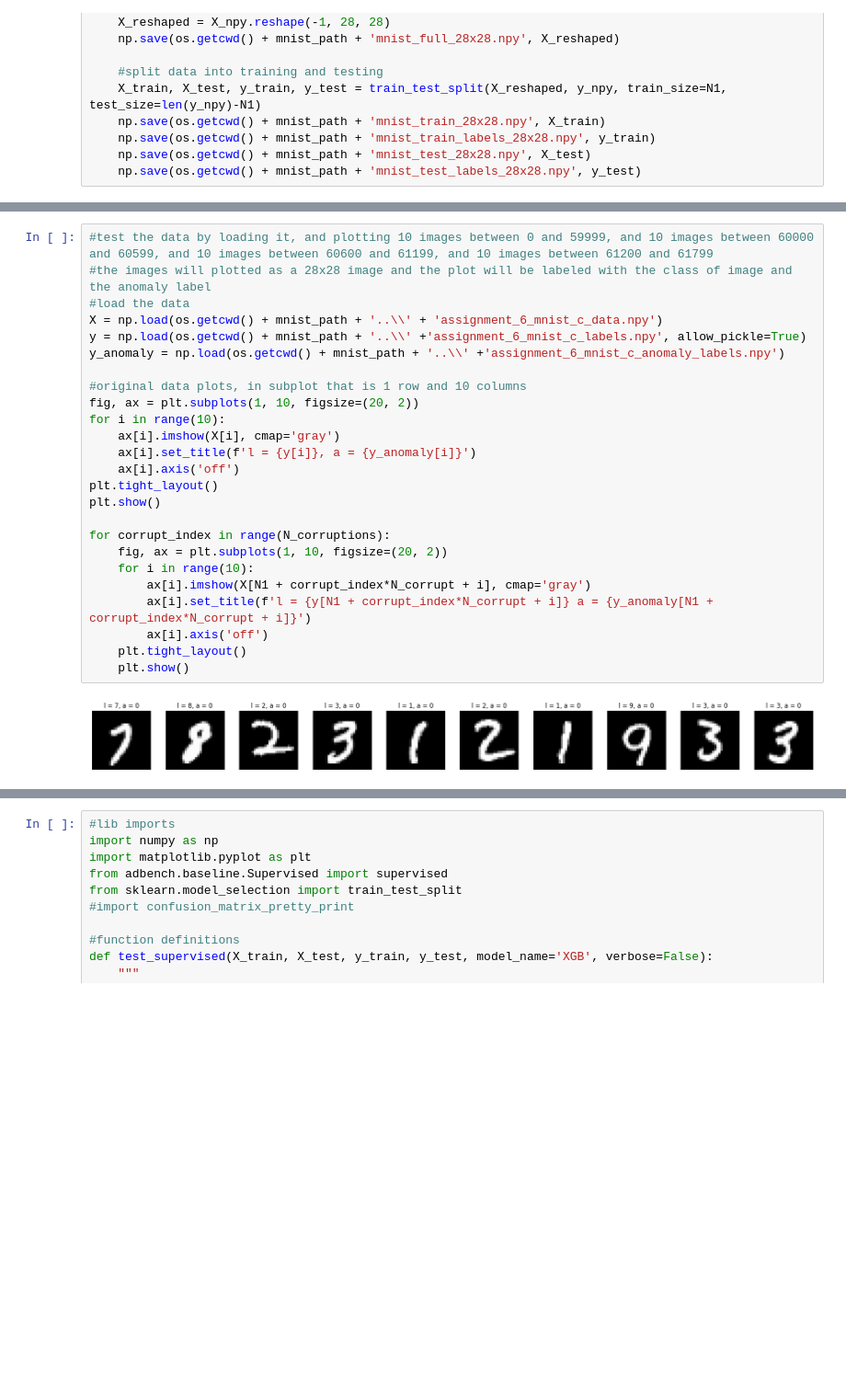
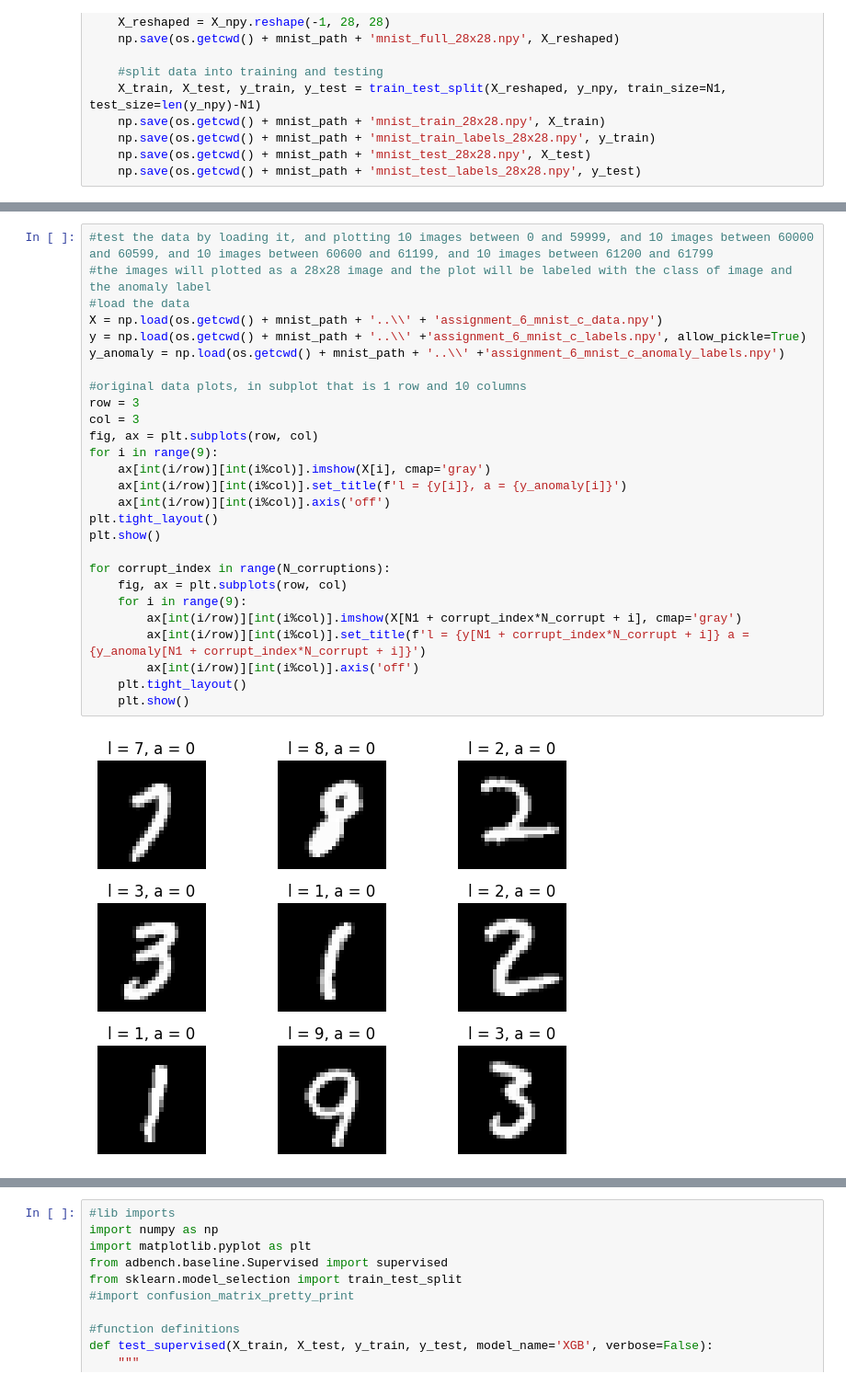
Before and after one commit to krisrjensen/csc730, a Jupyter notebook: assignment 6/csc730_assignment_6_KJ.ipynb, the cells around one changed output, grey strips where cells are left out. Shown at 92% size. Cells and saved outputs as stored; diff of their text form; blank space fills up the shorter version.

```diff
--- a/assignment 6/csc730_assignment_6_KJ.ipynb
+++ b/assignment 6/csc730_assignment_6_KJ.ipynb
@@ -152,27 +159,29 @@ h:\dev\git\csc730\assignment 6\..\data\mnist_c\motion_blur\train_labels.npy
 # %%
 #test the data by loading it, and plotting 10 images between 0 and 59999, and 10 images between 60000 and 60599, and 10 images between 60600 and 61199, and 10 images between 61200 and 61799
 #the images will plotted as a 28x28 image and the plot will be labeled with the class of image and the anomaly label
 #load the data
 X = np.load(os.getcwd() + mnist_path + '..\\' + 'assignment_6_mnist_c_data.npy')
 y = np.load(os.getcwd() + mnist_path + '..\\' +'assignment_6_mnist_c_labels.npy', allow_pickle=True)
 y_anomaly = np.load(os.getcwd() + mnist_path + '..\\' +'assignment_6_mnist_c_anomaly_labels.npy')
 
 #original data plots, in subplot that is 1 row and 10 columns
-fig, ax = plt.subplots(1, 10, figsize=(20, 2))
-for i in range(10):
-    ax[i].imshow(X[i], cmap='gray')
-    ax[i].set_title(f'l = {y[i]}, a = {y_anomaly[i]}')
-    ax[i].axis('off')
+row = 3
+col = 3
+fig, ax = plt.subplots(row, col)
+for i in range(9):
+    ax[int(i/row)][int(i%col)].imshow(X[i], cmap='gray')
+    ax[int(i/row)][int(i%col)].set_title(f'l = {y[i]}, a = {y_anomaly[i]}')
+    ax[int(i/row)][int(i%col)].axis('off')
 plt.tight_layout()
 plt.show()
 
 for corrupt_index in range(N_corruptions):
-    fig, ax = plt.subplots(1, 10, figsize=(20, 2))
-    for i in range(10):
-        ax[i].imshow(X[N1 + corrupt_index*N_corrupt + i], cmap='gray')
-        ax[i].set_title(f'l = {y[N1 + corrupt_index*N_corrupt + i]} a = {y_anomaly[N1 + corrupt_index*N_corrupt + i]}')
-        ax[i].axis('off')
+    fig, ax = plt.subplots(row, col)
+    for i in range(9):
+        ax[int(i/row)][int(i%col)].imshow(X[N1 + corrupt_index*N_corrupt + i], cmap='gray')
+        ax[int(i/row)][int(i%col)].set_title(f'l = {y[N1 + corrupt_index*N_corrupt + i]} a = {y_anomaly[N1 + corrupt_index*N_corrupt + i]}')
+        ax[int(i/row)][int(i%col)].axis('off')
     plt.tight_layout()
     plt.show()
 # %% [output]
-[figure, old version]
+[figure, new version]
```
Also changed, not shown: parts of 7 cells of this notebook, 2 other files.
